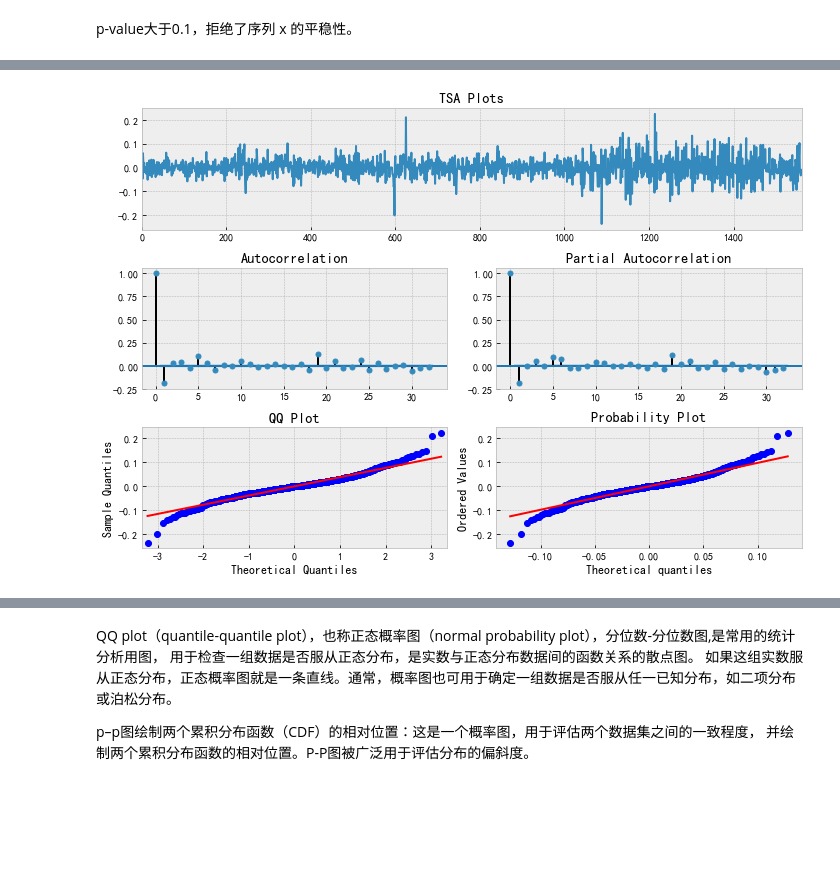
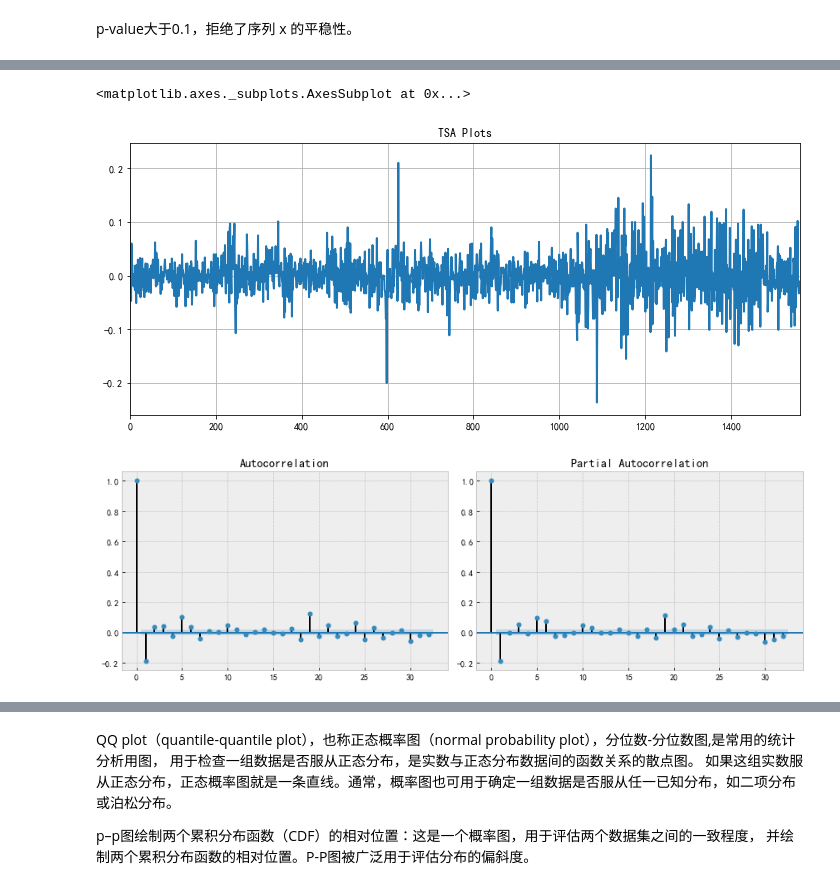
Before and after one commit to root-zr/financial-time-series-models, a Jupyter notebook: arma.ipynb, the cells around one changed output, grey strips where cells are left out. Cells and saved outputs as stored; diff of their text form; code cells hidden in the pictures; blank space fills up the shorter version.

```diff
--- a/arma.ipynb
+++ b/arma.ipynb
@@ -65,10 +65,7 @@ p-value大于0.1，拒绝了序列 x 的平稳性。
 #可以看到序列自相关性是很高的，从序列表现来看也不够平稳性，所以需要做一阶差分
 data = pd.Series(np.diff(national_debt.开盘))
 #data = pd.Series.diff(national_debt.开盘)
-data.index = pd.date_range(data.index[0],periods=len(data))
 print("data length is %d",len(data))
-data.plot(use_index=False,figsize=(12,6),linewidth=2,grid=True)
-plt.show()
 
 print(ADF(data))
 # %% [output]
@@ -89,34 +84,37 @@ Alternative Hypothesis: The process is weakly stationary.
+# %%
+plt.rcParams['font.sans-serif'] = ['SimHei']
+plt.rcParams['axes.unicode_minus'] = False
+
+data.plot(use_index=False,figsize=(12,5),linewidth=2,grid=True,title = "TSA Plots")
+plt.show()
+# %% [output]
+<matplotlib.axes._subplots.AxesSubplot at 0x...>
+[figure, added]
 # %%
 import statsmodels.api as sm
 import statsmodels.tsa.api as smt
 import statsmodels.formula.api as smf
 plt.rcParams['font.sans-serif'] = ['SimHei']
 plt.rcParams['axes.unicode_minus'] = False
 
 from scipy import stats
+from arch.unitroot import ADF
 
-def tsplot(y, lags=None, figsize=(10, 7), style='bmh'):
+def tsplot(y, lags=None, figsize=(12, 4), style='bmh'):
     if not isinstance(y, pd.Series):
         y = pd.Series(y)
     with plt.style.context(style):
         fig = plt.figure(figsize=figsize)
-        layout = (3, 2)
-        ts_ax = plt.subplot2grid(layout, (0, 0), colspan=2)
-        acf_ax = plt.subplot2grid(layout, (1, 0))
-        pacf_ax = plt.subplot2grid(layout, (1, 1))
-        qq_ax = plt.subplot2grid(layout, (2, 0))
-        pp_ax = plt.subplot2grid(layout, (2, 1))
+        layout = (1, 2)
 
-        y.plot(ax=ts_ax)
-        ts_ax.set_title('TSA Plots')
+        acf_ax = plt.subplot2grid(layout, (0, 0))
+        pacf_ax = plt.subplot2grid(layout, (0, 1))
+
         smt.graphics.plot_acf(y, lags=lags, ax=acf_ax, alpha=0.5)
         smt.graphics.plot_pacf(y, lags=lags, ax=pacf_ax, alpha=0.5)
-        sm.qqplot(y, line='s', ax=qq_ax)
-        qq_ax.set_title('QQ Plot')
-        stats.probplot(y, sparams=(y.mean(), y.std()), plot=pp_ax)
 
         plt.tight_layout()
 
 tsplot(data)
 # %% [output]
-[figure, old version]
+[figure, new version]
```
Also changed, not shown: parts of 15 cells of this notebook, 4 other files.
